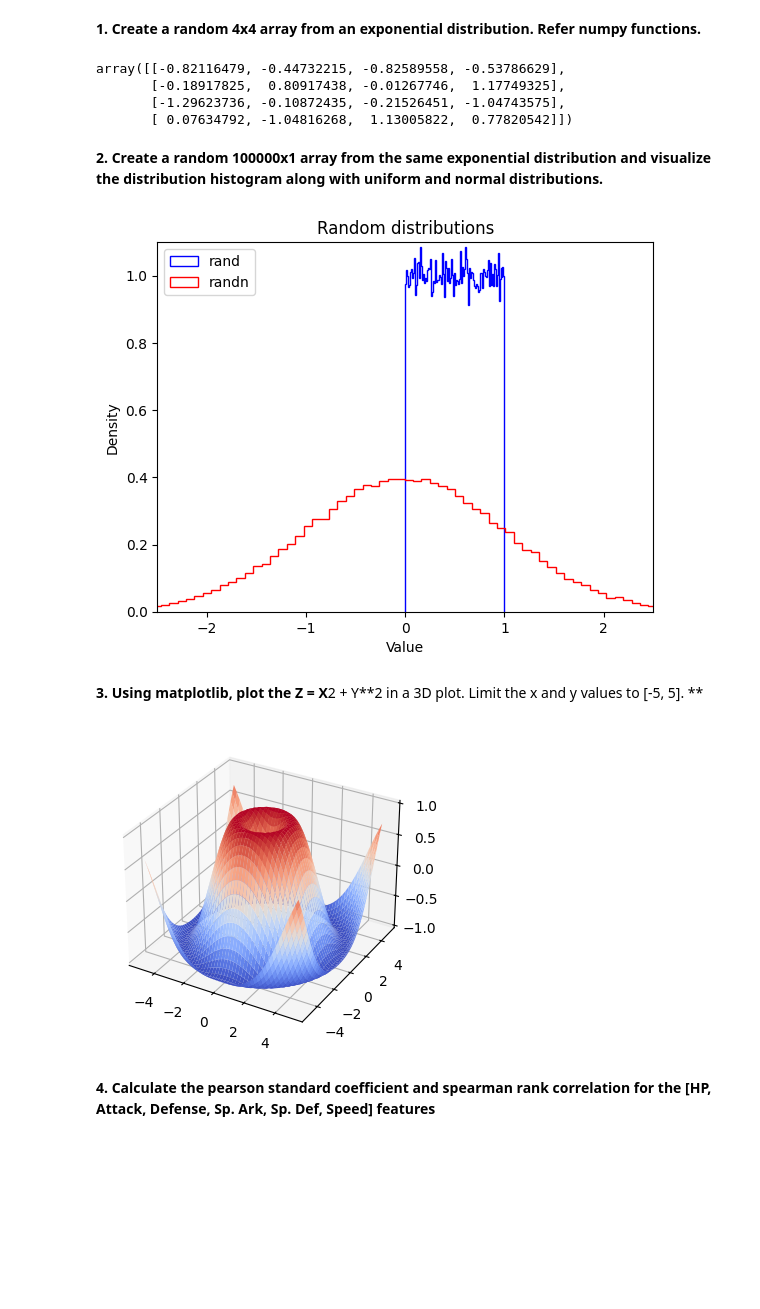
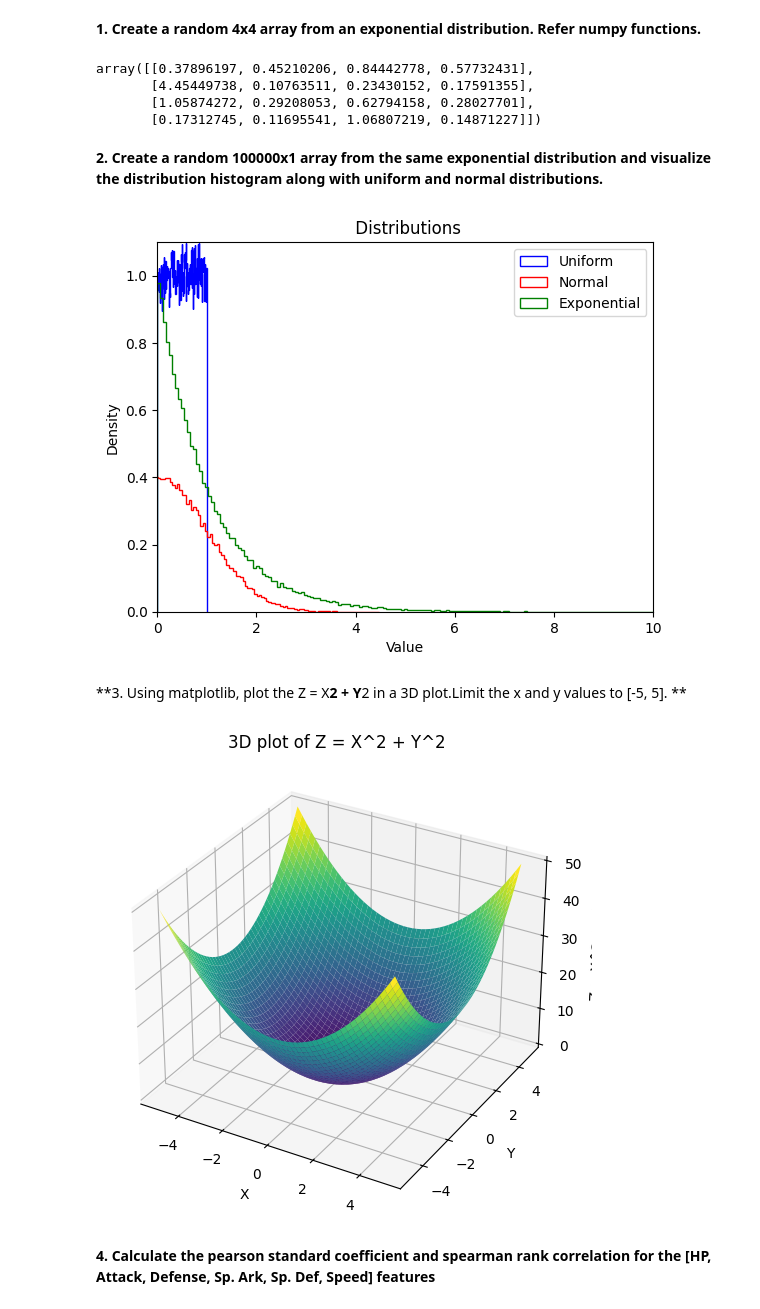
Before and after one commit to UdeshikaP/DL_LabSheet_1, a Jupyter notebook: DL_LabSheet1_Task1.ipynb, the cells around one changed output. Drawn from its saved outputs; the diff is of its cells as text; code cells hidden in the pictures; blank space fills up the shorter version.

```diff
--- a/DL_LabSheet1_Task1.ipynb
+++ b/DL_LabSheet1_Task1.ipynb
@@ -4,48 +4,61 @@
 **1. Create a random 4x4 array from an exponential distribution. Refer numpy functions.**
 # %%
 import numpy as np
-a = np.random.randn(4,4)
+
+# 4x4 array from an exponential distribution
+a = np.random.exponential(scale=1.0, size=(4, 4))
 a
 # %% [output]
-array([[-0.82116479, -0.44732215, -0.82589558, -0.53786629],
-       [-0.18917825,  0.80917438, -0.01267746,  1.17749325],
-       [-1.29623736, -0.10872435, -0.21526451, -1.04743575],
-       [ 0.07634792, -1.04816268,  1.13005822,  0.77820542]])
+array([[0.37896197, 0.45210206, 0.84442778, 0.57732431],
+       [4.45449738, 0.10763511, 0.23430152, 0.17591355],
+       [1.05874272, 0.29208053, 0.62794158, 0.28027701],
+       [0.17312745, 0.11695541, 1.06807219, 0.14871227]])
 # %% [markdown]
 **2. Create a random 100000x1 array from the same exponential distribution and visualize the
 distribution histogram along with uniform and normal distributions.**
 # %%
-%matplotlib inline
-import matplotlib.pyplot as plt
-plt.hist(np.random.rand(100000), density=True, bins=100, histtype="step", color="blue", label="rand")
-plt.hist(np.random.randn(100000), density=True, bins=100, histtype="step", color="red", label="randn")
-plt.axis([-2.5, 2.5, 0, 1.1])
-plt.legend(loc = "upper left")
-plt.title("Random distributions")
+import numpy as np
+import matplotlib.pyplot as plt #used for plotting graph
+
+exp_data = np.random.exponential(scale=1.0, size=100000)
+uniform_data = np.random.rand(100000)
+normal_data = np.random.randn(100000)
+
+plt.hist(uniform_data, density=True, bins=200, histtype='step', color='blue', label='Uniform')
+plt.hist(normal_data, density=True, bins=200, histtype='step', color='red', label='Normal')
+plt.hist(exp_data, density=True, bins=200, histtype='step', color='green', label='Exponential')
+
+plt.axis([0, 10, 0, 1.1])  # Adjust axis
+plt.legend(loc='upper right')
+plt.title(" Distributions")
 plt.xlabel("Value")
 plt.ylabel("Density")
 plt.show()
 # %% [output]
-[figure, old version]
+[figure, new version]
 # %% [markdown]
-**3. Using matplotlib, plot the Z = X**2 + Y**2 in a 3D plot. Limit the x and y values to [-5, 5]. **
+**3. Using matplotlib, plot the Z = X****2 + Y****2 in a 3D plot.Limit the x and y values to [-5, 5]. **
 # %%
+import numpy as np
 import matplotlib
 import matplotlib.pyplot as plt
 from mpl_toolkits.mplot3d import Axes3D
 
 x = np.linspace(-5, 5, 50)
 y = np.linspace(-5, 5, 50)
 X, Y = np.meshgrid(x, y)
-R = np.sqrt(X**2 + Y**2)
-Z = np.sin(R)
+Z = X**2 + Y**2
 
-figure = plt.figure(1, figsize = (12, 4))
-subplot3d = plt.subplot(111, projection='3d')
-surface = subplot3d.plot_surface(X, Y, Z, rstride=1, cstride=1, cmap=matplotlib.cm.coolwarm, linewidth=0.1)
+fig = plt.figure(figsize=(8,6))
+ax = fig.add_subplot(111, projection='3d')
+surface = ax.plot_surface(X, Y, Z, cmap='viridis', edgecolor='none')
+ax.set_xlabel('X')
+ax.set_ylabel('Y')
+ax.set_zlabel('Z = X^2 + Y^2')
+plt.title("3D plot of Z = X^2 + Y^2")
 plt.show()
 # %% [output]
-[figure, old version]
+[figure, new version]
 # %% [markdown]
 **4. Calculate the pearson standard coefficient and spearman rank correlation for the [HP,
 Attack, Defense, Sp. Ark, Sp. Def, Speed] features**
```
Also changed, not shown: parts of 1 cell of this notebook.
